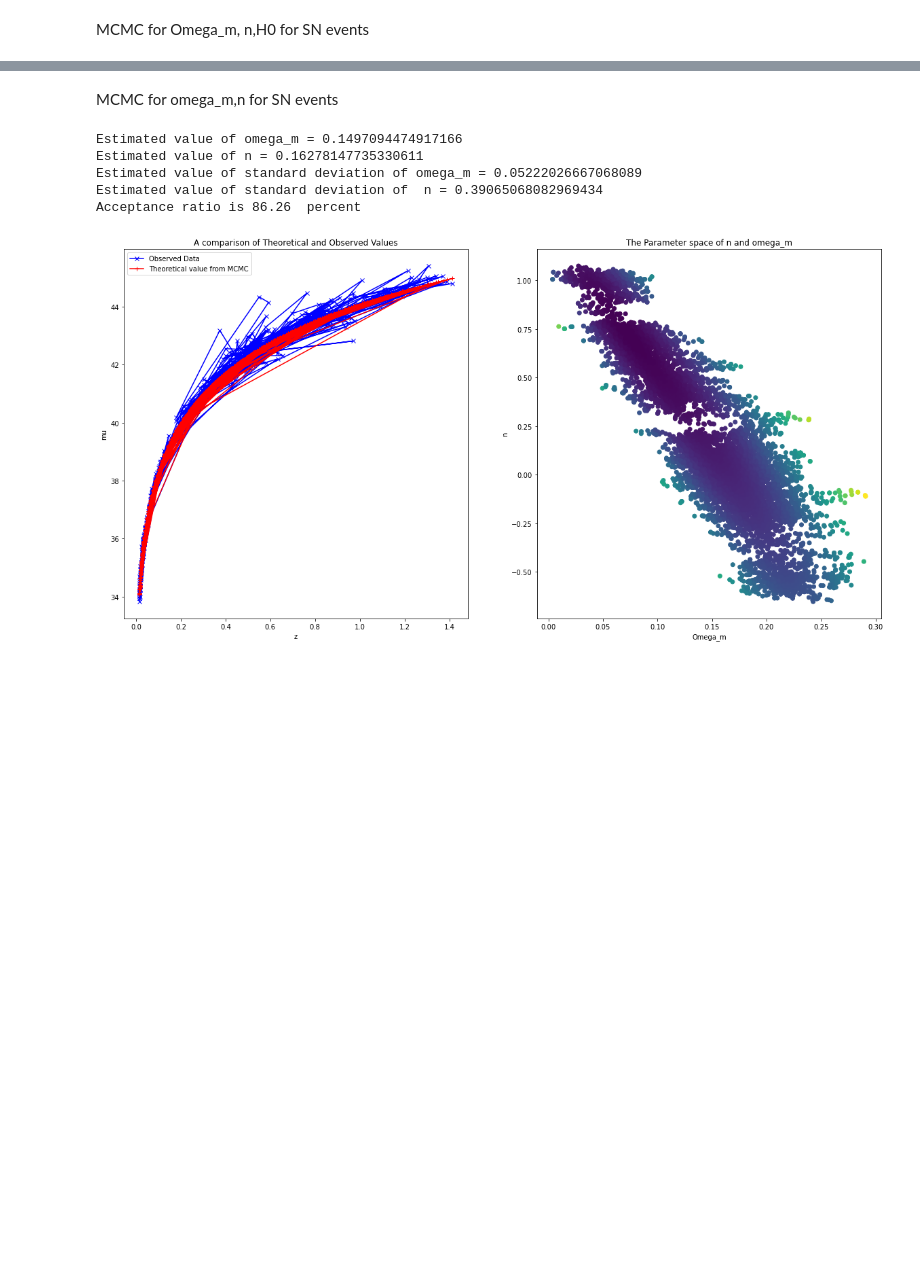
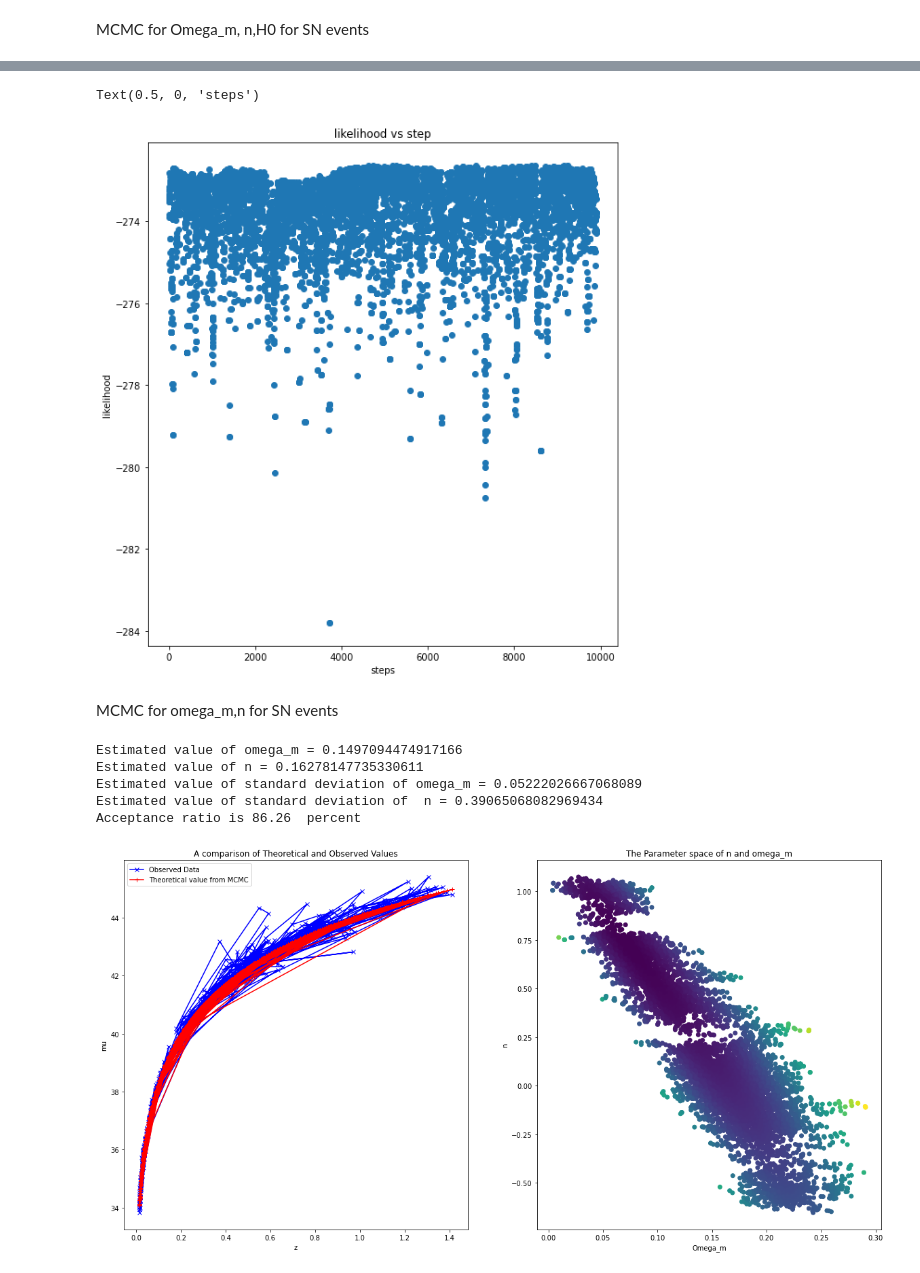
Before and after one commit to AshleyChraya/HubbleConstant-ConstraintsForVCG, a Jupyter notebook: Python Codes/MCMC.ipynb, the cells around one changed output, grey strips where cells are left out. Cells and saved outputs as stored; diff of their text form; code cells hidden in the pictures; blank space fills up the shorter version.

```diff
--- a/Python Codes/MCMC.ipynb
+++ b/Python Codes/MCMC.ipynb
@@ -198,3 +198,17 @@ Acceptance ratio is 57.55  percent
+# %%
+reject= 100
+fig = plt.figure()
+fig.set_size_inches(20,10)
+b=np.linspace(1,sampl-reject,sampl-reject)
+#Plot the samples
+ax2 = fig.add_subplot(121)
+ax2.scatter(b, mcmc_arr[reject:sampl,3])
+plt.title("likelihood vs step")
+plt.ylabel("likelihood")
+plt.xlabel('steps')
+# %% [output]
+Text(0.5, 0, 'steps')
+[figure, added]
 # %% [markdown]
 MCMC for omega_m,n for SN events
 # %%
```
Also changed, not shown: parts of 17 cells of this notebook, 6 other files.
